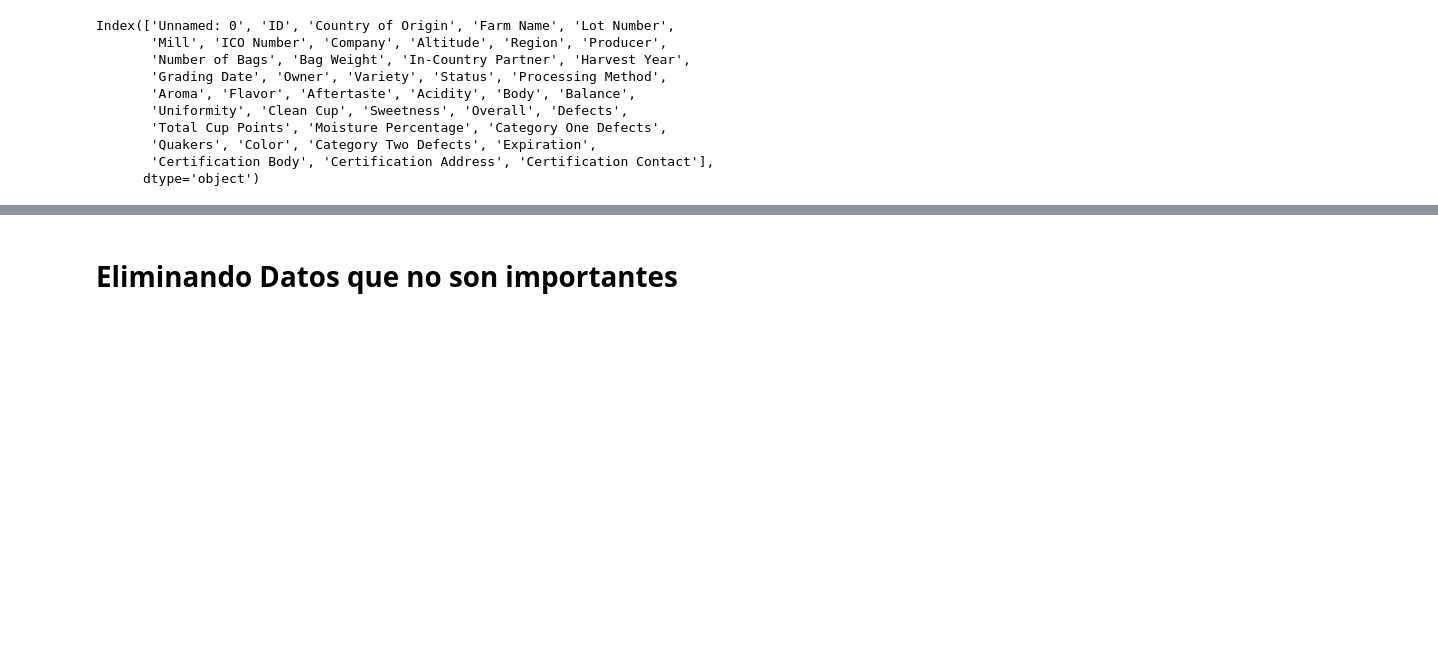
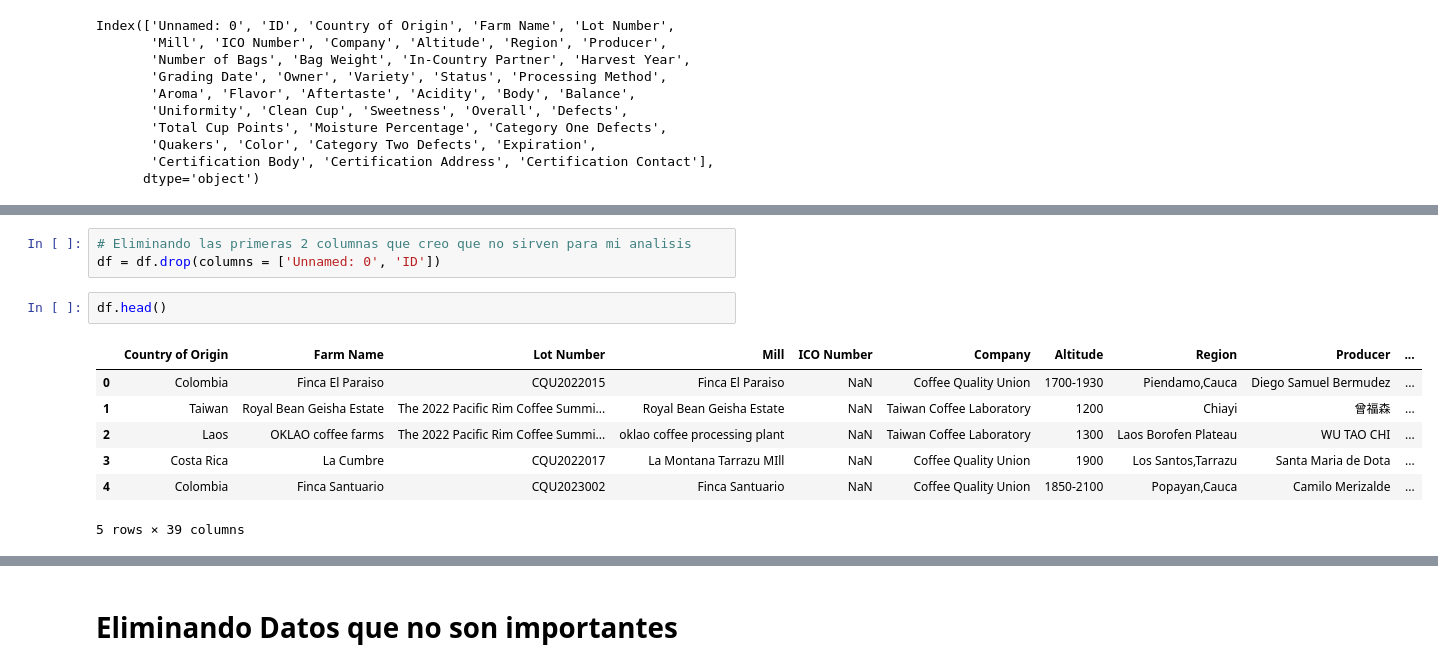
Before and after one commit to QuiqueCov/Maestria, a Jupyter notebook: GranosDeCafe.ipynb, the cells around one changed output, grey strips where cells are left out. Drawn from its saved outputs; the diff is of its cells as text; blank space fills up the shorter version.

```diff
--- a/GranosDeCafe.ipynb
+++ b/GranosDeCafe.ipynb
@@ -82,0 +144,13 @@ Index(['Unnamed: 0', 'ID', 'Country of Origin', 'Farm Name', 'Lot Number',
+# %%
+# Eliminando las primeras 2 columnas que creo que no sirven para mi analisis
+df = df.drop(columns = ['Unnamed: 0', 'ID'])
+# %%
+df.head()
+# %% [output]
+|  | Country of Origin | Farm Name | Lot Number | Mill | ICO Number | Company | Altitude | Region | Producer | ... |
+| 0 | Colombia | Finca El Paraiso | CQU2022015 | Finca El Paraiso | NaN | Coffee Quality Union | 1700-1930 | Piendamo,Cauca | Diego Samuel Bermudez | ... |
+| 1 | Taiwan | Royal Bean Geisha Estate | The 2022 Pacific Rim Coffee Summi... | Royal Bean Geisha Estate | NaN | Taiwan Coffee Laboratory | 1200 | Chiayi | 曾福森 | ... |
+| 2 | Laos | OKLAO coffee farms | The 2022 Pacific Rim Coffee Summi... | oklao coffee processing plant | NaN | Taiwan Coffee Laboratory | 1300 | Laos Borofen Plateau | WU TAO CHI | ... |
+| 3 | Costa Rica | La Cumbre | CQU2022017 | La Montana Tarrazu MIll | NaN | Coffee Quality Union | 1900 | Los Santos,Tarrazu | Santa Maria de Dota | ... |
+| 4 | Colombia | Finca Santuario | CQU2023002 | Finca Santuario | NaN | Coffee Quality Union | 1850-2100 | Popayan,Cauca | Camilo Merizalde | ... |
+5 rows × 39 columns
```
Also changed, not shown: parts of 14 cells of this notebook.
